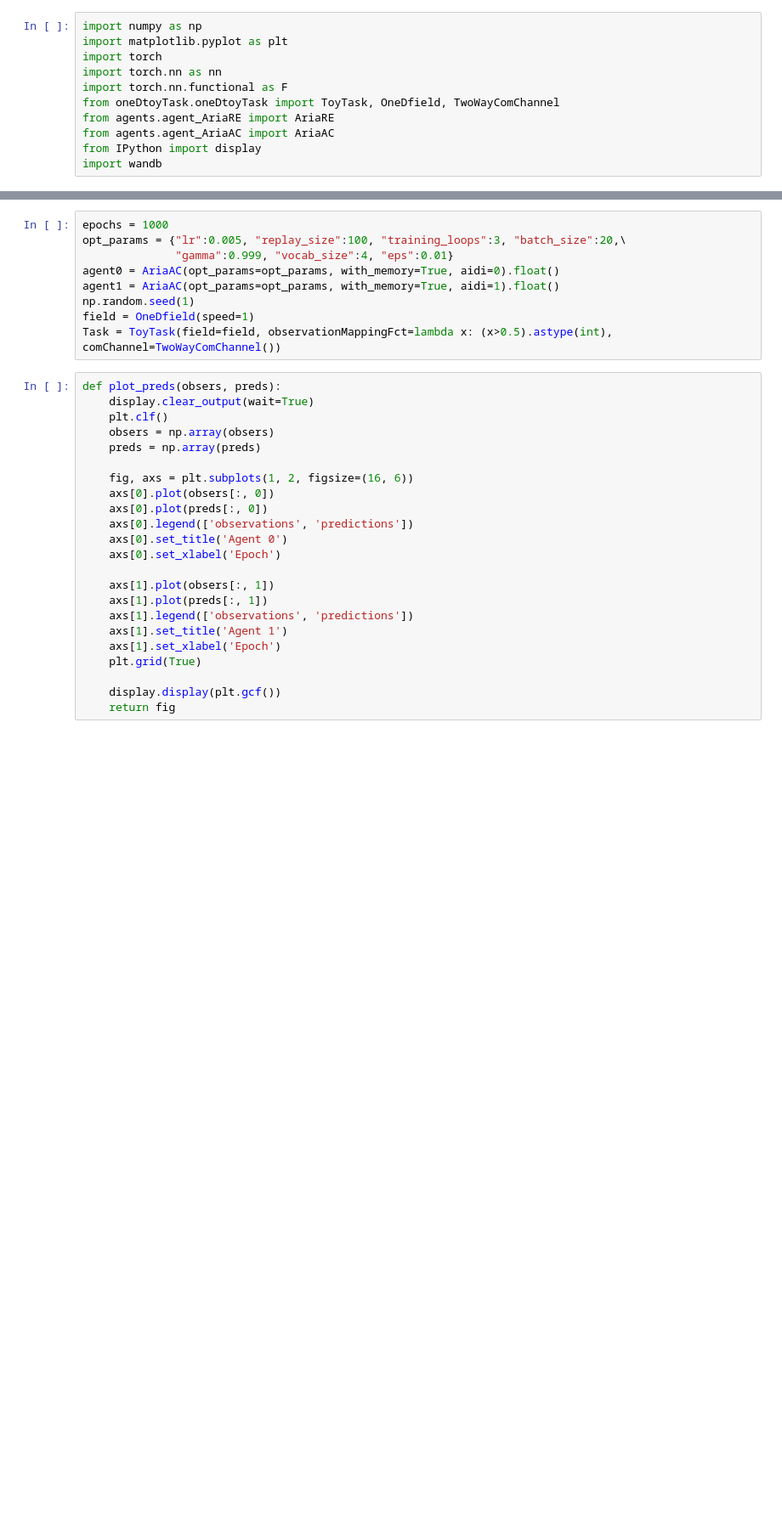
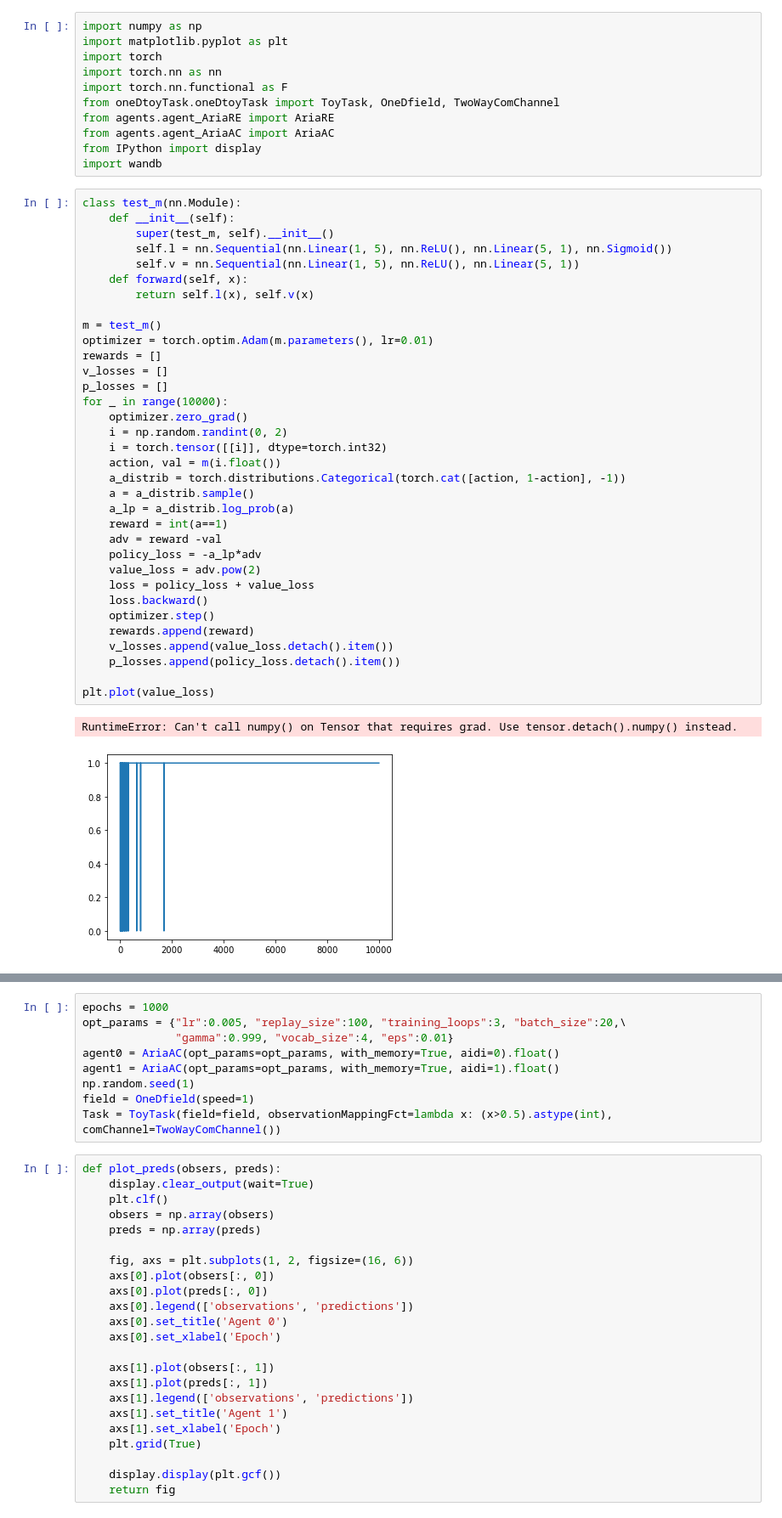
Before and after one commit to jeremygatineau/Emergent-Communication-in-MARL, a Jupyter notebook: PredictionGame/test_agent.ipynb, the cells around one changed output, grey strips where cells are left out. Shown: that part at 85% size. Cells and saved outputs as stored; diff of their text form; blank space fills up the shorter version.

```diff
--- a/PredictionGame/test_agent.ipynb
+++ b/PredictionGame/test_agent.ipynb
@@ -9,3 +9,40 @@ from agents.agent_AriaRE import AriaRE
 from agents.agent_AriaAC import AriaAC
 from IPython import display
 import wandb
+# %%
+class test_m(nn.Module):
+    def __init__(self):
+        super(test_m, self).__init__()
+        self.l = nn.Sequential(nn.Linear(1, 5), nn.ReLU(), nn.Linear(5, 1), nn.Sigmoid())
+        self.v = nn.Sequential(nn.Linear(1, 5), nn.ReLU(), nn.Linear(5, 1))
+    def forward(self, x):
+        return self.l(x), self.v(x)
+
+m = test_m()
+optimizer = torch.optim.Adam(m.parameters(), lr=0.01)
+rewards = []
+v_losses = []
+p_losses = []
+for _ in range(10000):
+    optimizer.zero_grad()
+    i = np.random.randint(0, 2)
+    i = torch.tensor([[i]], dtype=torch.int32)
+    action, val = m(i.float())
+    a_distrib = torch.distributions.Categorical(torch.cat([action, 1-action], -1))
+    a = a_distrib.sample()
+    a_lp = a_distrib.log_prob(a)
+    reward = int(a==1)
+    adv = reward -val
+    policy_loss = -a_lp*adv
+    value_loss = adv.pow(2)
+    loss = policy_loss + value_loss
+    loss.backward()
+    optimizer.step()
+    rewards.append(reward)
+    v_losses.append(value_loss.detach().item())
+    p_losses.append(policy_loss.detach().item())
+
+plt.plot(value_loss)
+# %% [output]
+RuntimeError: Can't call numpy() on Tensor that requires grad. Use tensor.detach().numpy() instead.
+[figure, added]
```
Also changed, not shown: parts of 1 cell of this notebook, 1 other file.
